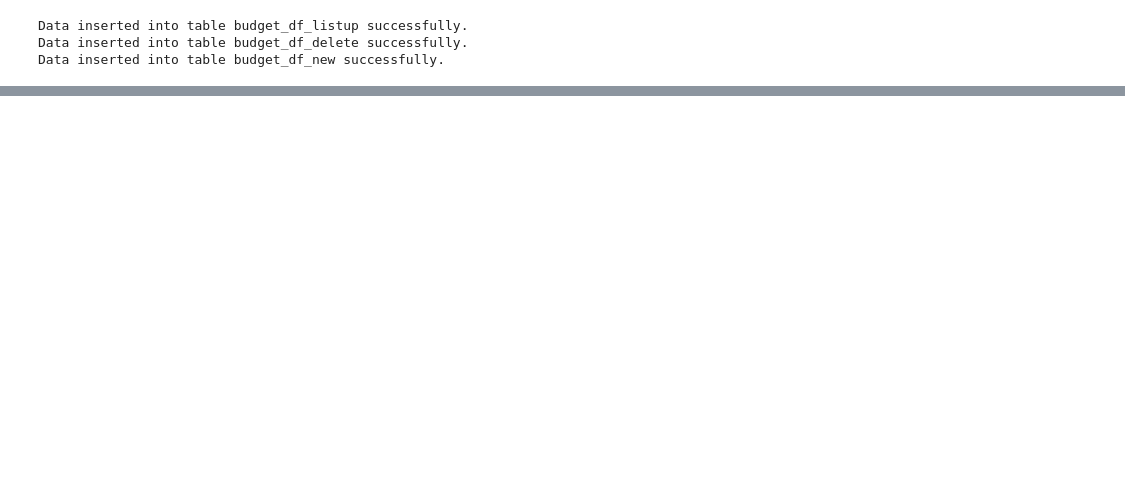
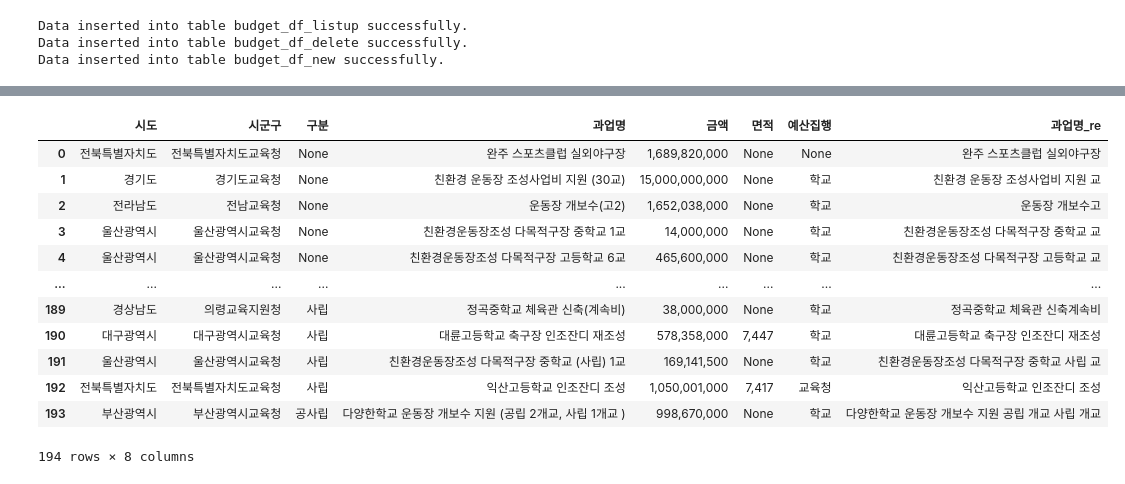
Before and after one commit to kkwann/mido_project, a Jupyter notebook: Data_preprocessing.ipynb, the cells around one changed output, grey strips where cells are left out. Cells and saved outputs as stored; diff of their text form; code cells hidden in the pictures; blank space fills up the shorter version.

```diff
--- a/Data_preprocessing.ipynb
+++ b/Data_preprocessing.ipynb
@@ -256,0 +259,4 @@ Data inserted into table budget_df_new successfully.
+# %%
+# 빅쿼리에서 불러오기
+edu_budget_df = get_dataframe_from_bigquery('edu','edu_budget',bigquerykey_path)
+edu_budget_df.sort_values('시도').reset_index(drop=True)
@@ -256,0 +277,18 @@ Data inserted into table budget_df_new successfully.
+# %%
+edu_budget_df['과업명_re'] = edu_budget_df['과업명'].apply(clean_text)
+# %%
+edu_budget_df
+# %% [output]
+|  | 시도 | 시군구 | 구분 | 과업명 | 금액 | 면적 | 예산집행 | 과업명_re |
+| 0 | 전북특별자치도 | 전북특별자치도교육청 | None | 완주 스포츠클럽 실외야구장 | 1,689,820,000 | None | None | 완주 스포츠클럽 실외야구장 |
+| 1 | 경기도 | 경기도교육청 | None | 친환경 운동장 조성사업비 지원 (30교) | 15,000,000,000 | None | 학교 | 친환경 운동장 조성사업비 지원 교 |
+| 2 | 전라남도 | 전남교육청 | None | 운동장 개보수(고2) | 1,652,038,000 | None | 학교 | 운동장 개보수고 |
+| 3 | 울산광역시 | 울산광역시교육청 | None | 친환경운동장조성 다목적구장 중학교 1교 | 14,000,000 | None | 학교 | 친환경운동장조성 다목적구장 중학교 교 |
+| 4 | 울산광역시 | 울산광역시교육청 | None | 친환경운동장조성 다목적구장 고등학교 6교 | 465,600,000 | None | 학교 | 친환경운동장조성 다목적구장 고등학교 교 |
+| ... | ... | ... | ... | ... | ... | ... | ... | ... |
+| 189 | 경상남도 | 의령교육지원청 | 사립 | 정곡중학교 체육관 신축(계속비) | 38,000,000 | None | 학교 | 정곡중학교 체육관 신축계속비 |
+| 190 | 대구광역시 | 대구광역시교육청 | 사립 | 대륜고등학교 축구장 인조잔디 재조성 | 578,358,000 | 7,447 | 학교 | 대륜고등학교 축구장 인조잔디 재조성 |
+| 191 | 울산광역시 | 울산광역시교육청 | 사립 | 친환경운동장조성 다목적구장 중학교 (사립) 1교 | 169,141,500 | None | 학교 | 친환경운동장조성 다목적구장 중학교 사립 교 |
+| 192 | 전북특별자치도 | 전북특별자치도교육청 | 사립 | 익산고등학교 인조잔디 조성 | 1,050,001,000 | 7,417 | 교육청 | 익산고등학교 인조잔디 조성 |
+| 193 | 부산광역시 | 부산광역시교육청 | 공사립 | 다양한학교 운동장 개보수 지원 (공립 2개교, 사립 1개교 ) | 998,670,000 | None | 학교 | 다양한학교 운동장 개보수 지원 공립 개교 사립 개교 |
+194 rows × 8 columns
```
Also changed, not shown: parts of 9 cells of this notebook, 3 other files.
